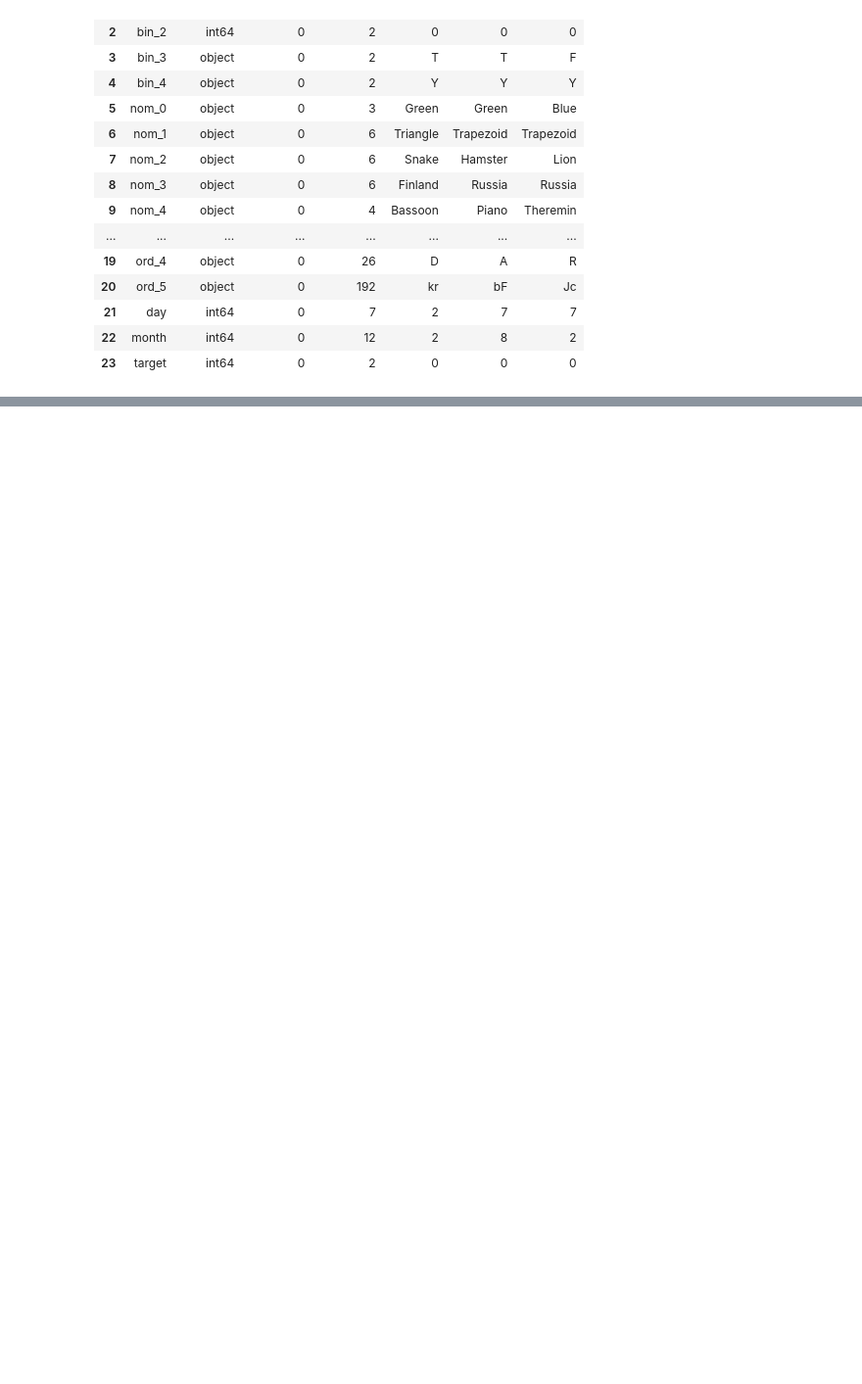
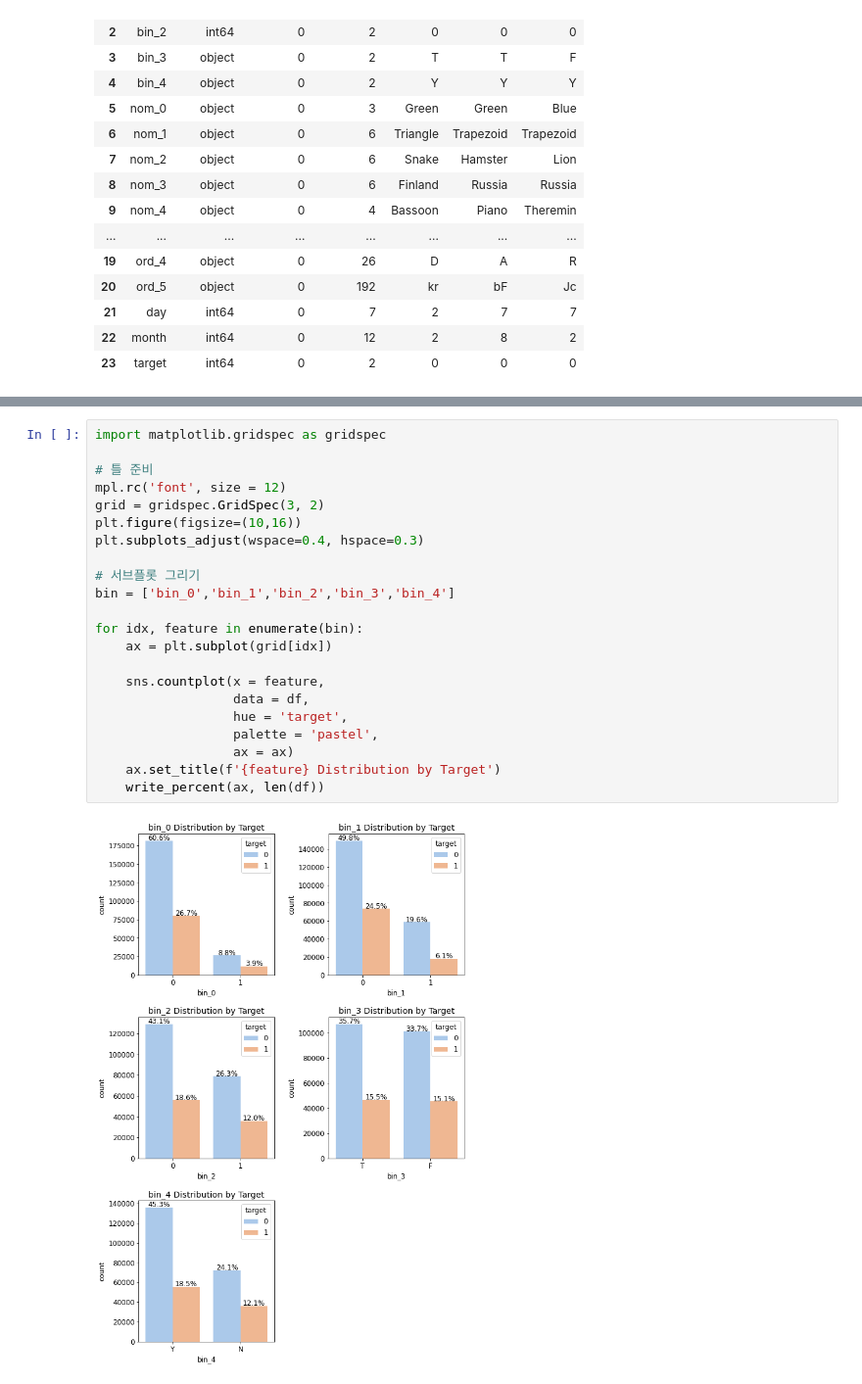
Before and after one commit to SunBinHong00/STUDY-musthave_mldl_problem_solving, a Jupyter notebook: 07장/Kaggle_Categocical_Feature_Encoding.ipynb, the cells around one changed output, grey strips where cells are left out. Shown: that part at 98% size. Cells and saved outputs as stored; diff of their text form; blank space fills up the shorter version.

```diff
--- a/07장/Kaggle_Categocical_Feature_Encoding.ipynb
+++ b/07장/Kaggle_Categocical_Feature_Encoding.ipynb
@@ -119,0 +228,24 @@ resumetable(df)
+# %%
+import matplotlib.gridspec as gridspec
+
+# 틀 준비
+mpl.rc('font', size = 12)
+grid = gridspec.GridSpec(3, 2)
+plt.figure(figsize=(10,16))
+plt.subplots_adjust(wspace=0.4, hspace=0.3)
+
+# 서브플롯 그리기
+bin = ['bin_0','bin_1','bin_2','bin_3','bin_4']
+
+for idx, feature in enumerate(bin):
+    ax = plt.subplot(grid[idx])
+
+    sns.countplot(x = feature,
+                  data = df,
+                  hue = 'target',
+                  palette = 'pastel',
+                  ax = ax)
+    ax.set_title(f'{feature} Distribution by Target')
+    write_percent(ax, len(df))
+# %% [output]
+[figure, added]
```
Also changed, not shown: parts of 42 cells of this notebook.
